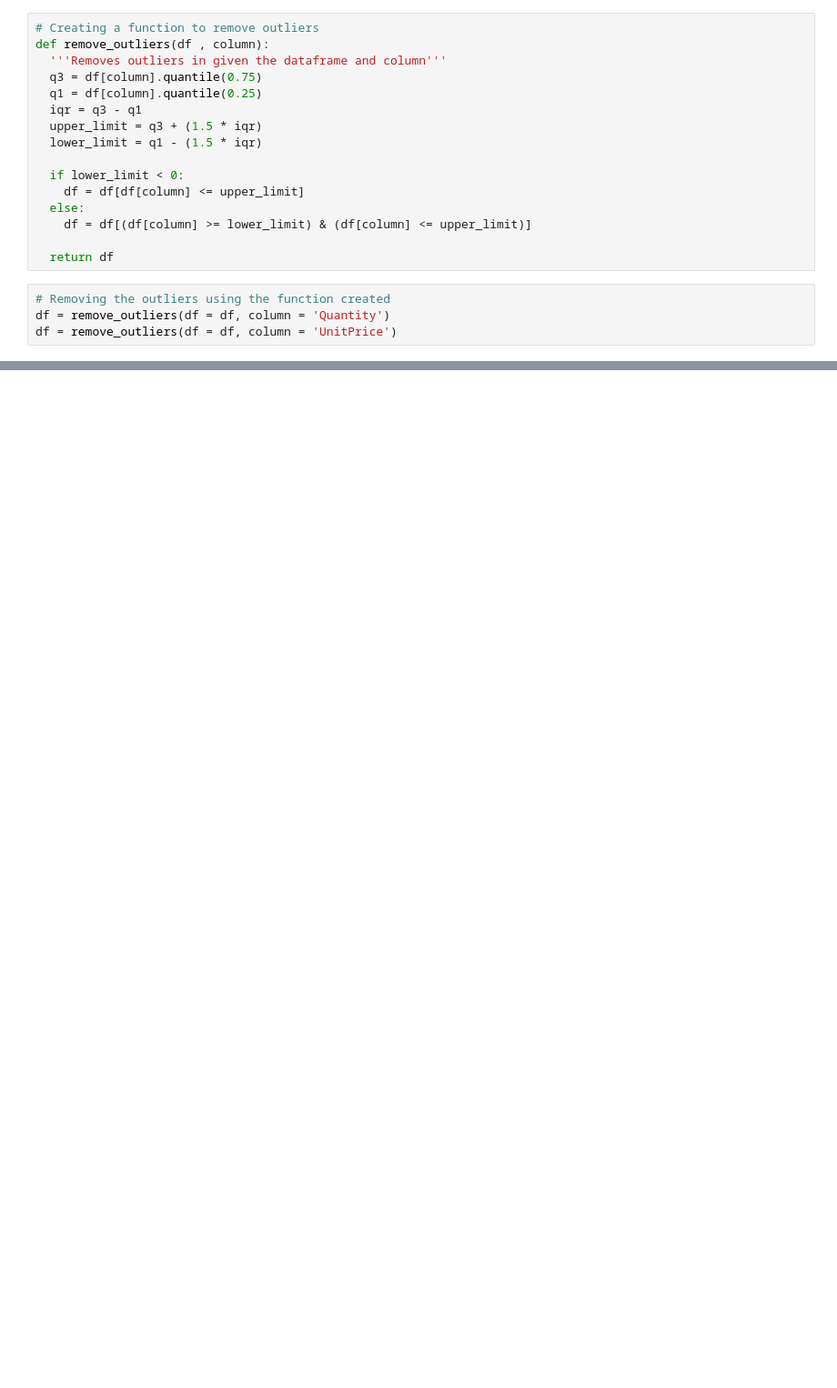
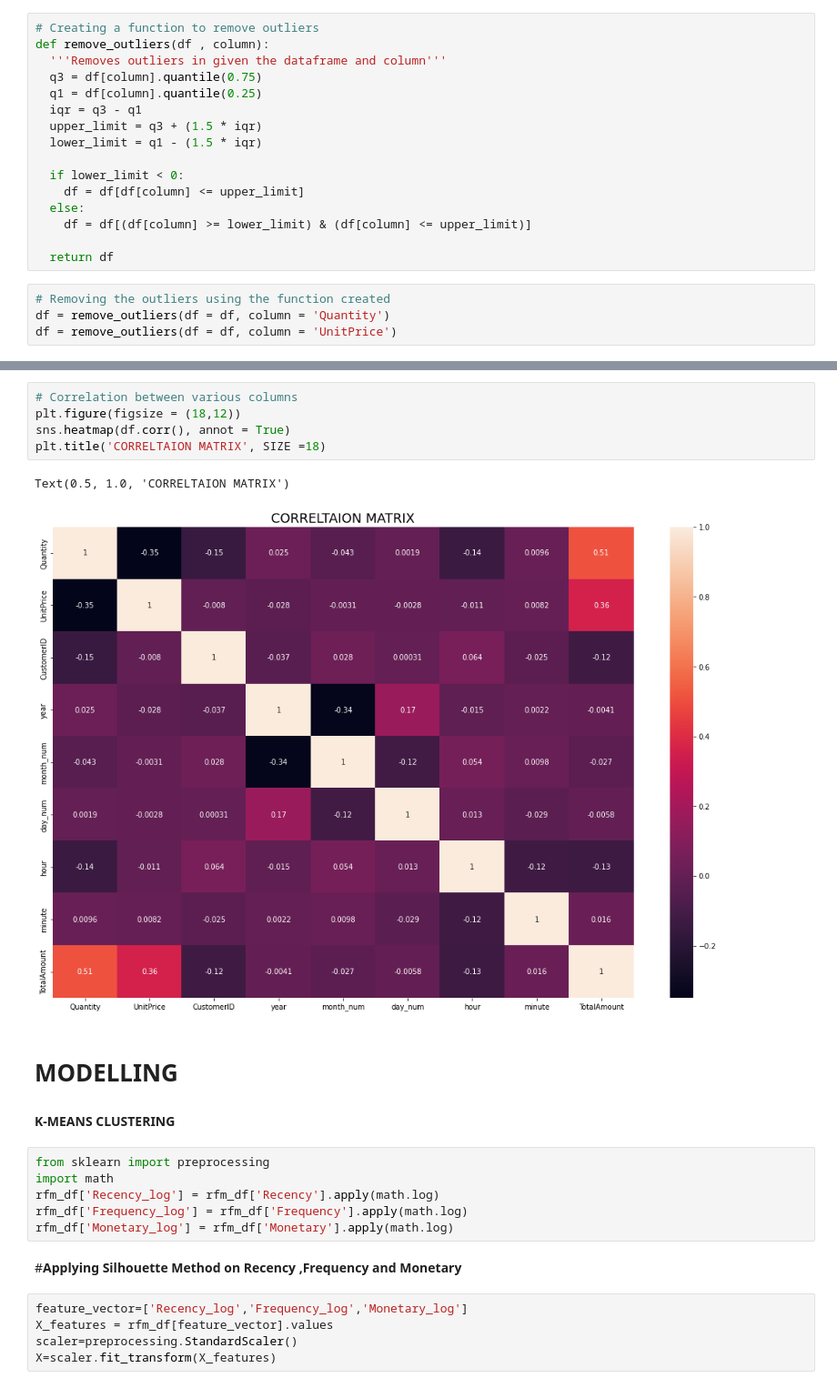
Before and after one commit to Malikarbaaz/Online_Retail_Customer_Segmentation, a Jupyter notebook: Copy_of_Online_Retail_Customer_Segmentation_Capstone_Project.ipynb, the cells around one changed output, grey strips where cells are left out. Shown at 91% size. Cells and saved outputs as stored; diff of their text form; blank space fills up the shorter version.

```diff
--- a/Copy_of_Online_Retail_Customer_Segmentation_Capstone_Project.ipynb
+++ b/Copy_of_Online_Retail_Customer_Segmentation_Capstone_Project.ipynb
@@ -688,0 +729,25 @@ plt.show()
+# %%
+# Correlation between various columns
+plt.figure(figsize = (18,12))
+sns.heatmap(df.corr(), annot = True)
+plt.title('CORRELTAION MATRIX', SIZE =18)
+# %% [output]
+Text(0.5, 1.0, 'CORRELTAION MATRIX')
+[figure, added]
+# %% [markdown]
+# **MODELLING**
+
+#### **K-MEANS CLUSTERING**
+# %%
+from sklearn import preprocessing
+import math
+rfm_df['Recency_log'] = rfm_df['Recency'].apply(math.log)
+rfm_df['Frequency_log'] = rfm_df['Frequency'].apply(math.log)
+rfm_df['Monetary_log'] = rfm_df['Monetary'].apply(math.log)
+# %% [markdown]
+#**Applying Silhouette  Method on Recency ,Frequency and Monetary**
+# %%
+feature_vector=['Recency_log','Frequency_log','Monetary_log']
+X_features = rfm_df[feature_vector].values
+scaler=preprocessing.StandardScaler()
+X=scaler.fit_transform(X_features)
```
Also changed, not shown: parts of 12 cells of this notebook.
